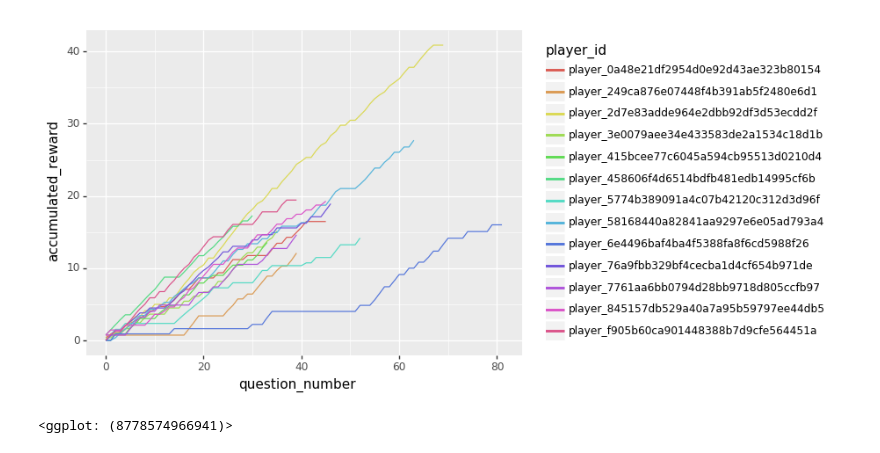
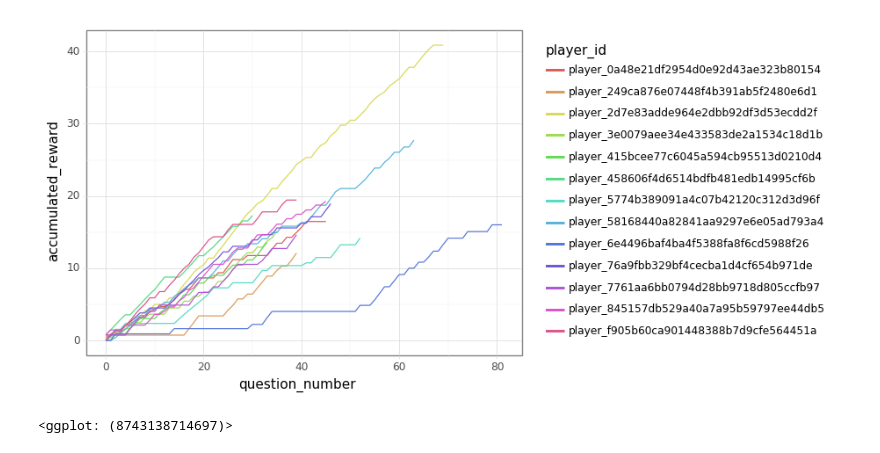
Before and after one commit to ihsgnef/qb_interface, a Jupyter notebook: plots.ipynb, the cells around one changed output. Cells and saved outputs as stored; diff of their text form; code cells hidden in the pictures.

```diff
--- a/plots.ipynb
+++ b/plots.ipynb
@@ -138,35 +138,36 @@ df['ew'] = df.apply(get_ew, axis=1)
 def get_group_features(g):
     # for each user, set incremental question number
     # return a list of record_ids and a list question numbers
     return (
         g.record_id.tolist(),
         g.reset_index().index.tolist(),
         # np.cumsum(g.result.tolist()).tolist(),
         np.cumsum(g.ew.tolist()).tolist(),
     )
 
 feature_names = [
     'question_number',
     'accumulated_reward',
 ]
 
 features = apply_parallel(get_group_features, df.groupby('player_id'))
 features = zip(*features)
 features = [itertools.chain(*x) for x in features]
 index, features = list(features[0]), features[1:]
 features = [{k: v for k, v in zip(index, fs)} for fs in features]
 for fn, fs in zip(feature_names, features):
     df[fn] = df['record_id'].map(fs)
 
 (
     ggplot(df)
     + geom_line(
         aes(x='question_number', y='accumulated_reward', color='player_id', fill='player_id')
     )
+    + theme_fs()
 )
 # %% [output]
-[figure, old version]
+[figure, new version]
-<ggplot: (8778574966941)>
+<ggplot: (8743138714697)>
 # %%
 class theme_fs(theme_light):
     """
```
Also changed, not shown: parts of 1 cell of this notebook, 2 other files.
